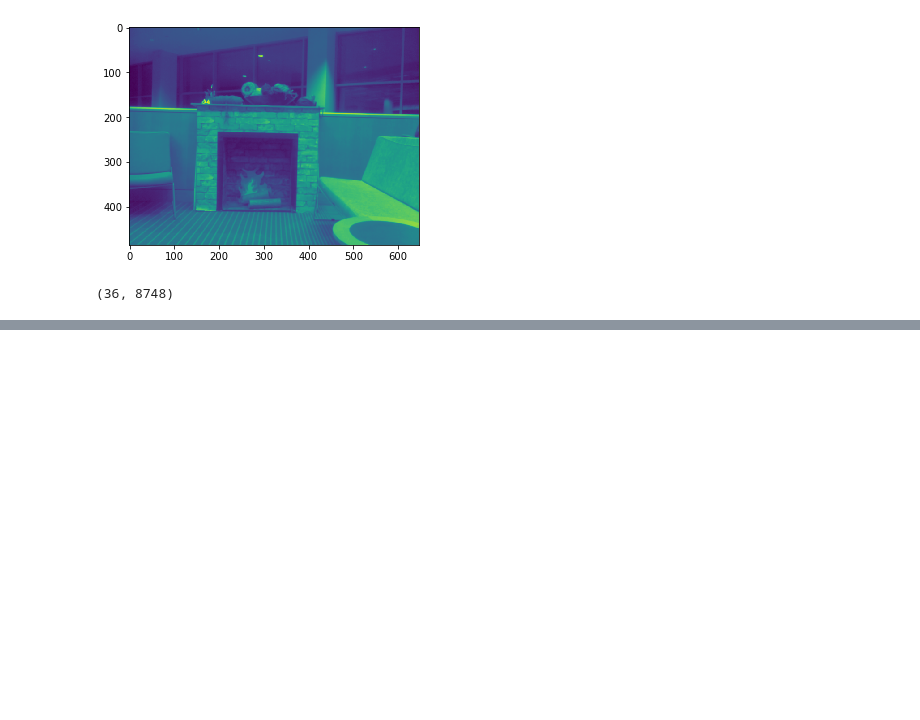
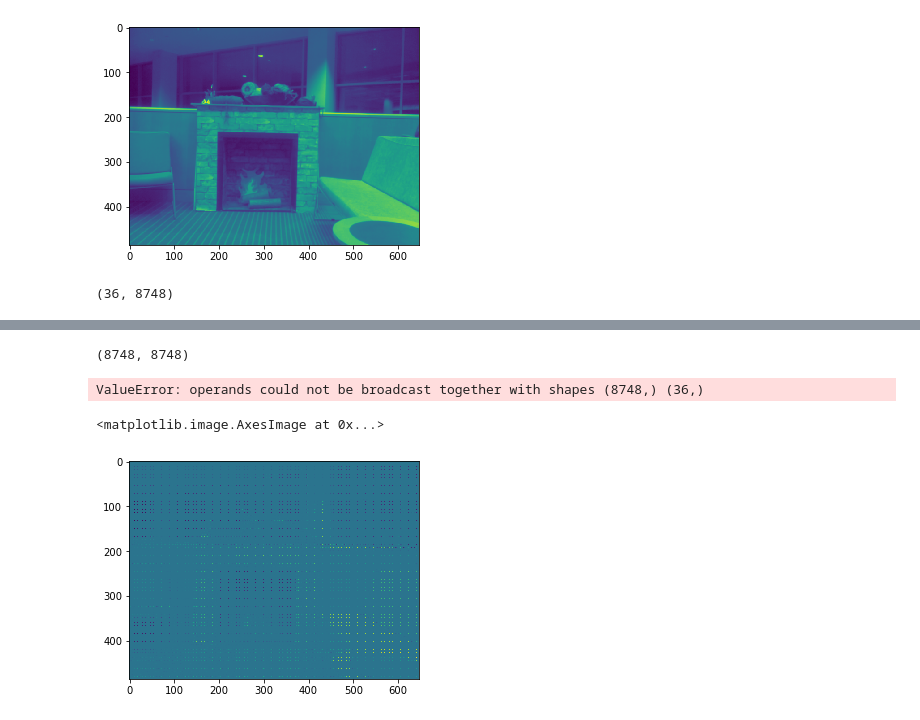
Before and after one commit to newsch/wonky-bobbin, a Jupyter notebook: PCAbw.ipynb, the cells around one changed output, grey strips where cells are left out. Cells and saved outputs as stored; diff of their text form; code cells hidden in the pictures; blank space fills up the shorter version.

```diff
--- a/PCAbw.ipynb
+++ b/PCAbw.ipynb
@@ -109,6 +109,8 @@ X = getLPG(testIm, 6)
 # %% [output]
 (36, 8748)
 # %%
-XT= np.transpose(X)
-meanChunk = np.dot(XT, np.ones((36,1)))
+
+meanChunk = np.dot(X, np.ones((X.shape[1],1)))
 meanChunk = meanChunk/X.shape[1]
+
+meanChunk
@@ -114,0 +150,4 @@ meanChunk = meanChunk/X.shape[1]
+# %%
+W.shape
+# %% [output]
+(8748, 8748)
@@ -114,0 +194,12 @@ meanChunk = meanChunk/X.shape[1]
+# %%
+base, S, meanim = pca(X.T)
+# %%
+meanMat = np.repeat(meanChunk, X.shape[1], axis = 1)
+newIm = get_reconstruction(base, X, meanMat )
+# %% [output]
+ValueError: operands could not be broadcast together with shapes (8748,) (36,)
+# %%
+plt.imshow(newIm/255)
+# %% [output]
+<matplotlib.image.AxesImage at 0x...>
+[figure, added]
```
Also changed, not shown: parts of 7 cells of this notebook, 4 other files.
